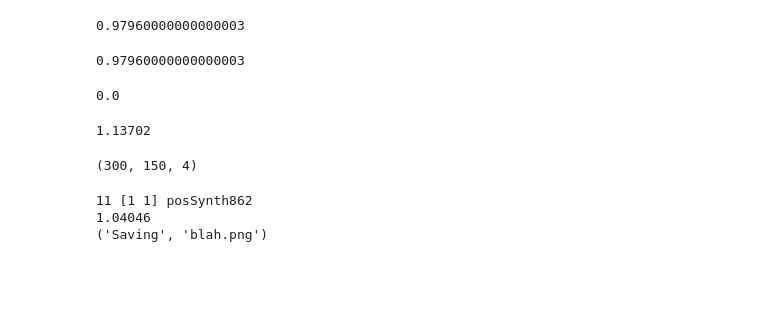
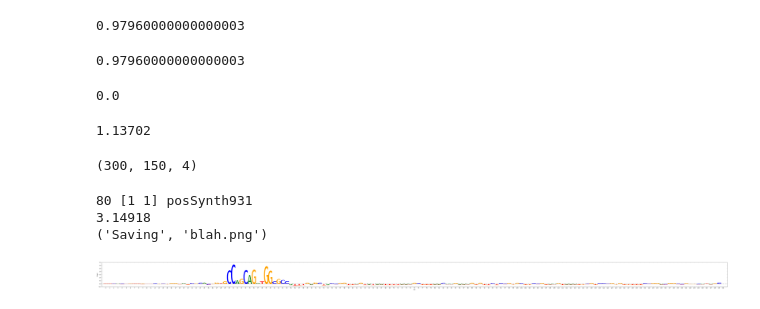
Before and after one commit to kundajelab/deeplift, a Jupyter notebook: examples/rnn/ctcf_gru/GRU test.ipynb, the cells around one changed output. Drawn from its saved outputs; the diff is of its cells as text; code cells hidden in the pictures; blank space fills up the shorter version.

```diff
--- a/examples/rnn/ctcf_gru/GRU test.ipynb
+++ b/examples/rnn/ctcf_gru/GRU test.ipynb
@@ -166,11 +166,12 @@ if (scriptsDir is None):
 sys.path.insert(0,scriptsDir+"/featureSelector/deepLIFFT")
 from deepLIFTutils import makePngOfSequenceDeepLIFTScores
 # %%
-idx=top_predicted_positives[2]
+idx=top_predicted_positives[0]
 print(idx, testData.Y[idx], testData.ids[idx])
 print(np.max(imp_scores[idx]))
 makePngOfSequenceDeepLIFTScores(imp_scores[idx].T[None,:,:], pngName="blah.png")
 # %% [output]
-11 [1 1] posSynth862
-1.04046
+80 [1 1] posSynth931
+3.14918
 ('Saving', 'blah.png')
+[figure, added]
```
